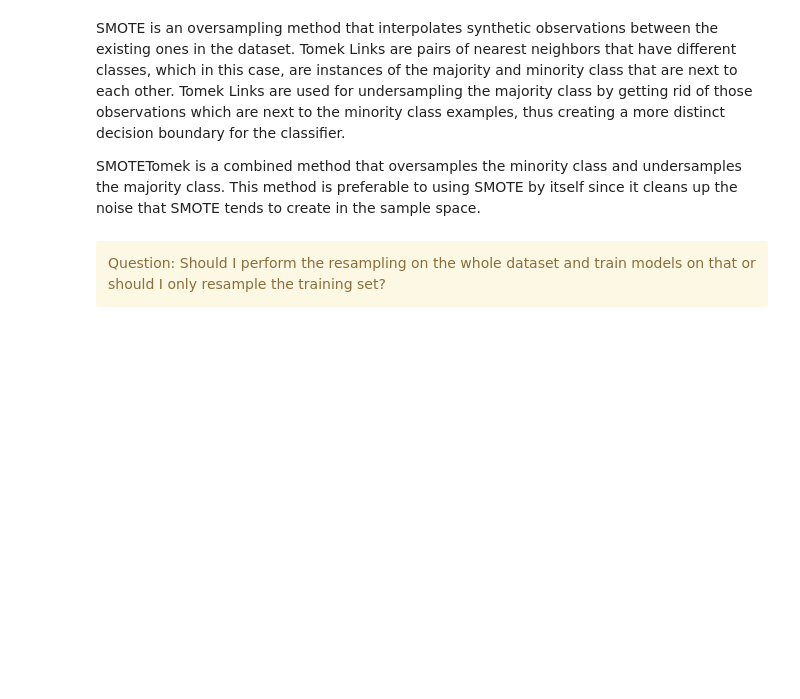
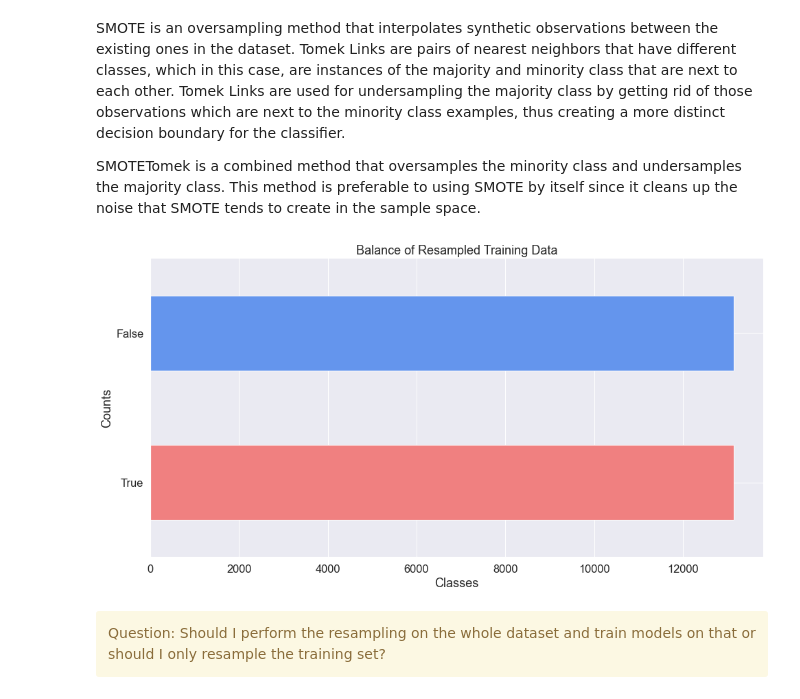
Before and after one commit to dna-witch/p53_Rescue_Mutants, a Jupyter notebook: notebooks/4.0-sm-modeling.ipynb, the cells around one changed output. Cells and saved outputs as stored; diff of their text form; code cells hidden in the pictures; blank space fills up the shorter version.

```diff
--- a/notebooks/4.0-sm-modeling.ipynb
+++ b/notebooks/4.0-sm-modeling.ipynb
@@ -218,13 +215,15 @@ X_res, y_res = smt.fit_resample(X_train_scaled, y_train) # only for training dat
 # %%
 # visualize the two classes with a barchart to confirm balance
 plt.figure(figsize=(16, 8))
 
-_ = plt.plot(x=y_res.value_counts(), kind='barh', color=['lightcoral', 'cornflowerblue'])
+_ = y_res.value_counts().plot(kind='barh', color=['lightcoral', 'cornflowerblue'])
 _ = plt.xlabel('Classes')
 _ = plt.ylabel('Counts')
 _ = plt.title('Balance of Resampled Training Data')
 
 plt.show()
+# %% [output]
+[figure, added]
 # %% [markdown]
 <div class="alert-warning">
 Question: Should I perform the resampling on the whole dataset and train models on that or should I only resample the training set?
```
Also changed, not shown: parts of 8 cells of this notebook.
